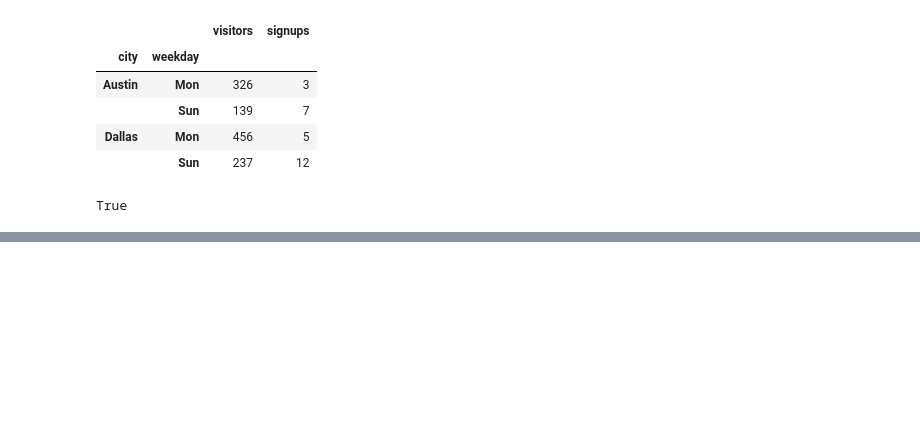
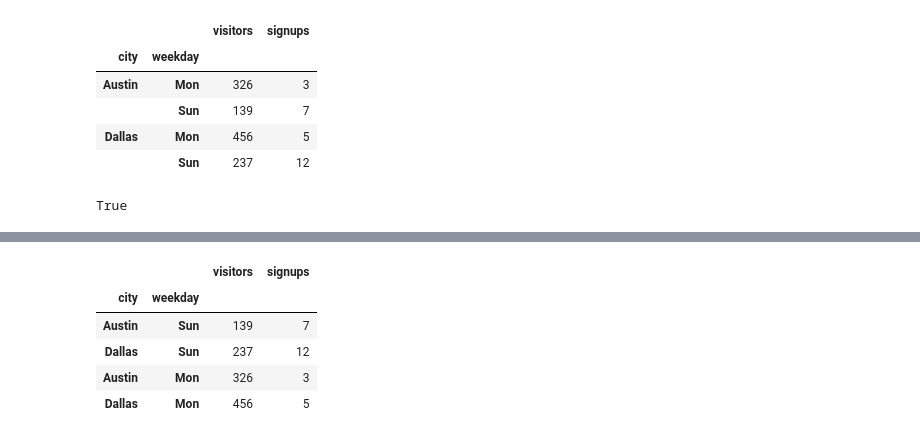
Before and after one commit to mitabunov/DataCamp_pony, a Jupyter notebook: 09_Manipulating_DataFrames/03_Rearranging_and_reshaping_data.ipynb, the cells around one changed output, grey strips where cells are left out. Saved outputs shown, nothing was run; the diff lists cells and outputs as text; code cells hidden in the pictures; blank space fills up the shorter version.

```diff
--- a/09_Manipulating_DataFrames/03_Rearranging_and_reshaping_data.ipynb
+++ b/09_Manipulating_DataFrames/03_Rearranging_and_reshaping_data.ipynb
@@ -232,0 +334,13 @@ True
+# %%
+# Set the new index: users_idx
+users_idx = users.set_index(['city', 'weekday'])
+
+# Print the users_idx DataFrame
+users_idx
+# %% [output]
+|  |  | visitors | signups |
+| city | weekday |  |  |
+| Austin | Sun | 139 | 7 |
+| Dallas | Sun | 237 | 12 |
+| Austin | Mon | 326 | 3 |
+| Dallas | Mon | 456 | 5 |
```
Also changed, not shown: parts of 24 cells of this notebook.
